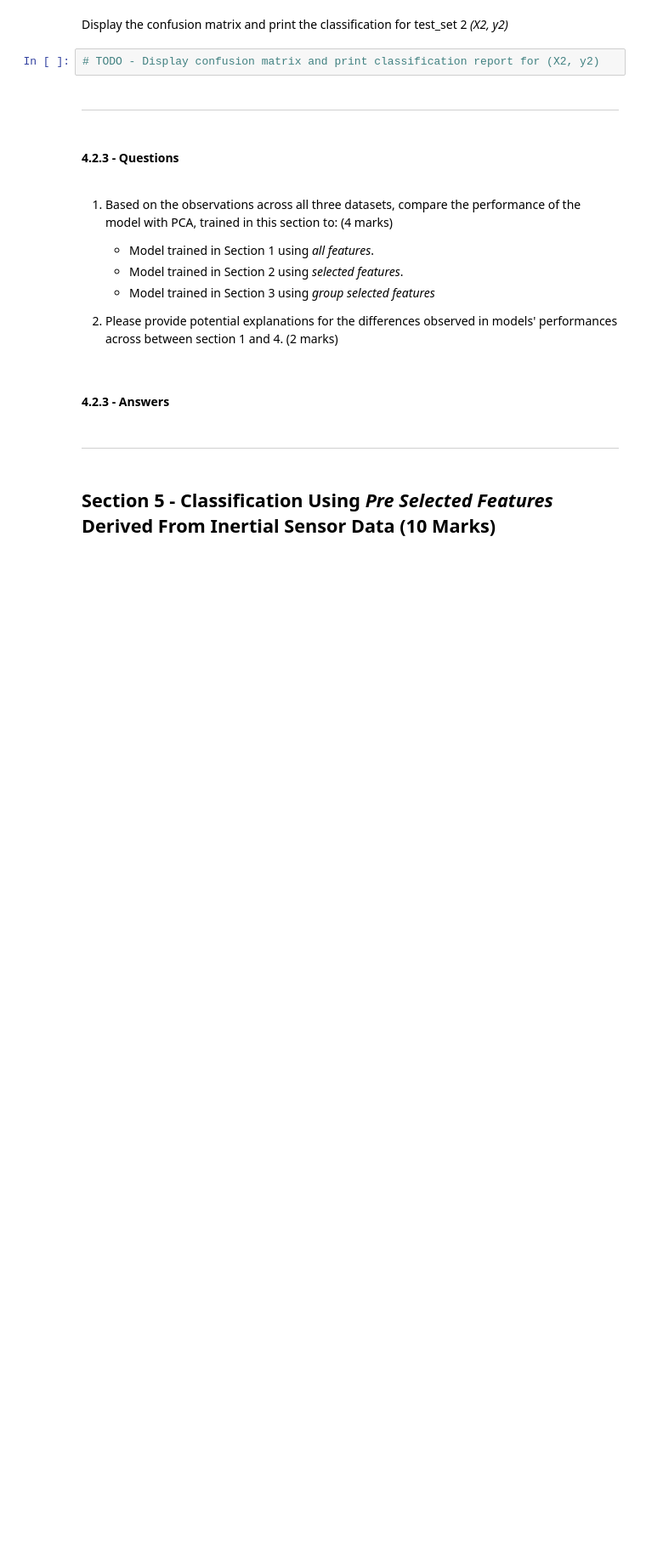
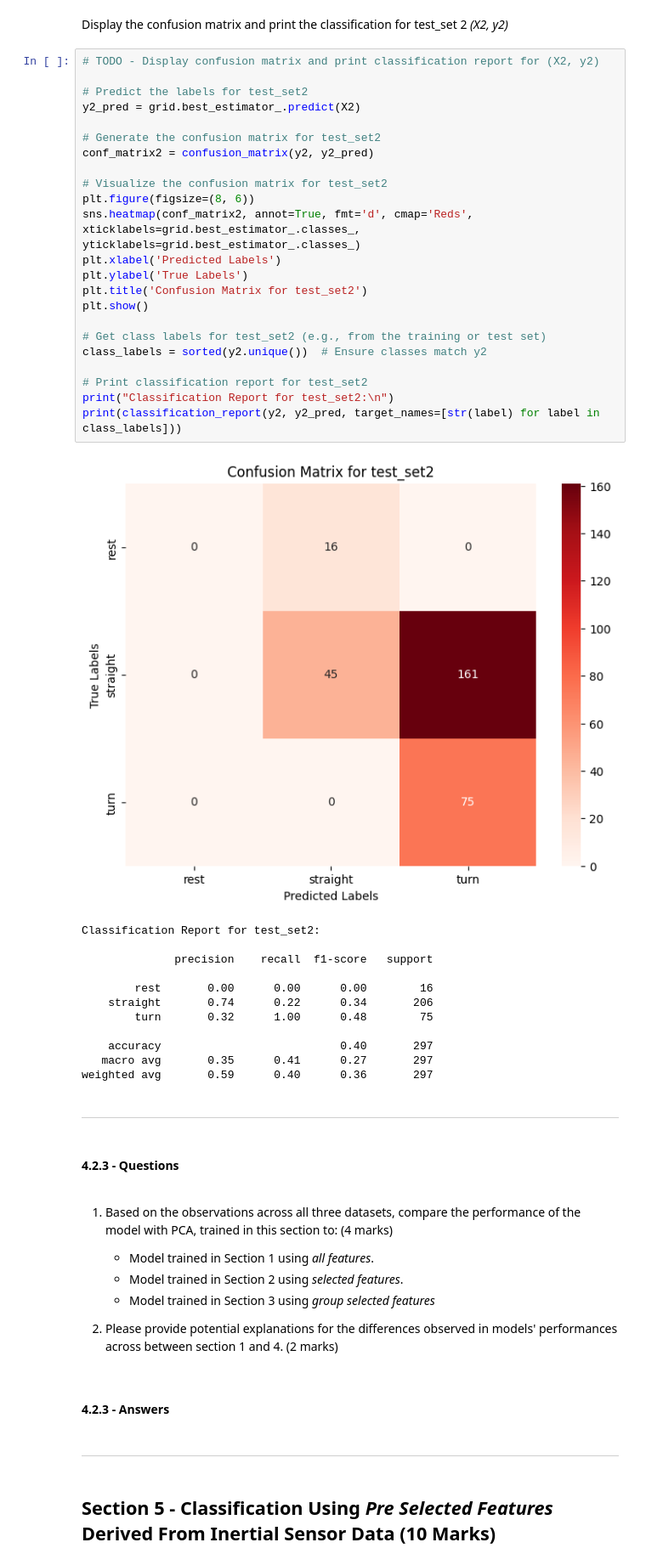
Before and after one commit to Rushad-UCalgary/engg680_2024_fall, a Jupyter notebook: Lab_Assignment4/Assignment 4.ipynb, the cells around one changed output. Shown at 85% size. Cells and saved outputs as stored; diff of their text form; blank space fills up the shorter version.

```diff
--- a/Lab_Assignment4/Assignment 4.ipynb
+++ b/Lab_Assignment4/Assignment 4.ipynb
@@ -1617,7 +1833,41 @@ ___
 # %% [markdown]
 Display the confusion matrix and print the classification for test_set 2 *(X2, y2)*
-# %%
-# TODO - Display confusion matrix and print classification report for (X2, y2)
+# %%
+# TODO - Display confusion matrix and print classification report for (X2, y2)
+
+# Predict the labels for test_set2
+y2_pred = grid.best_estimator_.predict(X2)
+
+# Generate the confusion matrix for test_set2
+conf_matrix2 = confusion_matrix(y2, y2_pred)
+
+# Visualize the confusion matrix for test_set2
+plt.figure(figsize=(8, 6))
+sns.heatmap(conf_matrix2, annot=True, fmt='d', cmap='Reds', xticklabels=grid.best_estimator_.classes_, yticklabels=grid.best_estimator_.classes_)
+plt.xlabel('Predicted Labels')
+plt.ylabel('True Labels')
+plt.title('Confusion Matrix for test_set2')
+plt.show()
+
+# Get class labels for test_set2 (e.g., from the training or test set)
+class_labels = sorted(y2.unique())  # Ensure classes match y2
+
+# Print classification report for test_set2
+print("Classification Report for test_set2:\n")
+print(classification_report(y2, y2_pred, target_names=[str(label) for label in class_labels]))
+# %% [output]
+[figure, added]
+Classification Report for test_set2:
+
+              precision    recall  f1-score   support
+
+        rest       0.00      0.00      0.00        16
+    straight       0.74      0.22      0.34       206
+        turn       0.32      1.00      0.48        75
+
+    accuracy                           0.40       297
+   macro avg       0.35      0.41      0.27       297
+weighted avg       0.59      0.40      0.36       297
 # %% [markdown]
 ___
 # %% [markdown]
```
Also changed, not shown: parts of 33 cells of this notebook.
